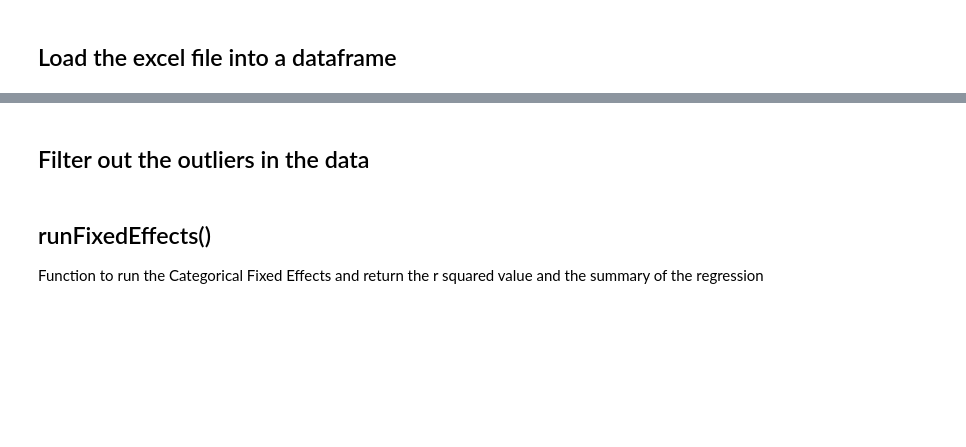
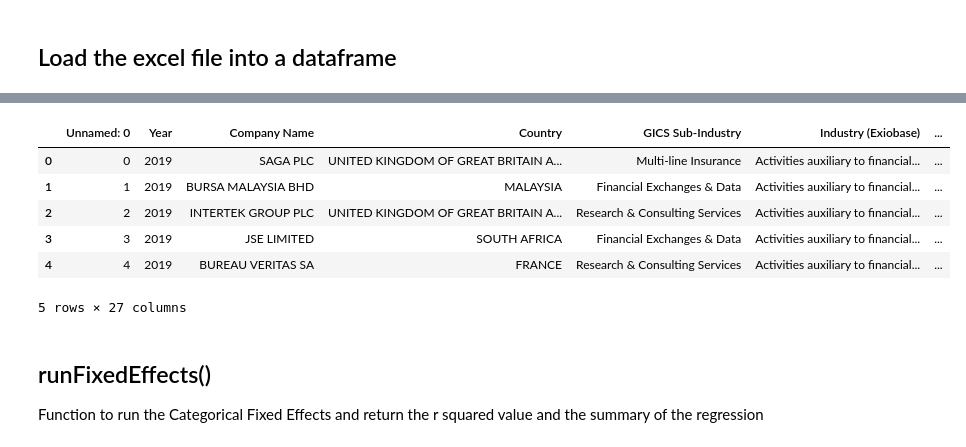
Before and after one commit to yummypugs/SPM-Project-Harvard, a Jupyter notebook: 2.0 SDG_FixedEffects.ipynb, the cells around one changed output, grey strips where cells are left out. Drawn from its saved outputs; the diff is of its cells as text; code cells hidden in the pictures; blank space fills up the shorter version.

```diff
--- a/2.0 SDG_FixedEffects.ipynb
+++ b/2.0 SDG_FixedEffects.ipynb
@@ -33,2 +15,0 @@ df.head()
-# %% [markdown]
-## Filter out the outliers in the data
@@ -48,3 +16,14 @@ df_cleaned = df[(df['Environmental Intensity (Op Inc)'] >= lower_bound) & (df['E
+# %%
+df = pd.read_csv("Sales_no_outliers.csv")
+df.head()
+# %% [output]
+|  | Unnamed: 0 | Year | Company Name | Country | GICS Sub-Industry | Industry (Exiobase) | ... |
+| 0 | 0 | 2019 | SAGA PLC | UNITED KINGDOM OF GREAT BRITAIN A... | Multi-line Insurance | Activities auxiliary to financial... | ... |
+| 1 | 1 | 2019 | BURSA MALAYSIA BHD | MALAYSIA | Financial Exchanges & Data | Activities auxiliary to financial... | ... |
+| 2 | 2 | 2019 | INTERTEK GROUP PLC | UNITED KINGDOM OF GREAT BRITAIN A... | Research & Consulting Services | Activities auxiliary to financial... | ... |
+| 3 | 3 | 2019 | JSE LIMITED | SOUTH AFRICA | Financial Exchanges & Data | Activities auxiliary to financial... | ... |
+| 4 | 4 | 2019 | BUREAU VERITAS SA | FRANCE | Research & Consulting Services | Activities auxiliary to financial... | ... |
+5 rows × 27 columns
 # %% [markdown]
 ## runFixedEffects()
 Function to run the Categorical Fixed Effects and return the r squared value and the summary of the regression
```
Also changed, not shown: parts of 24 cells of this notebook.
